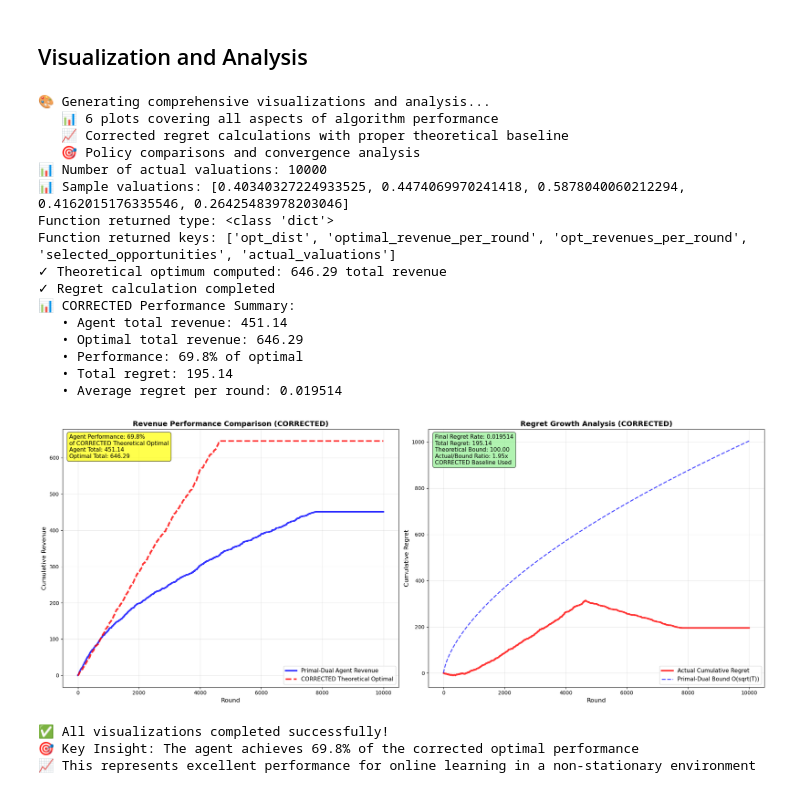
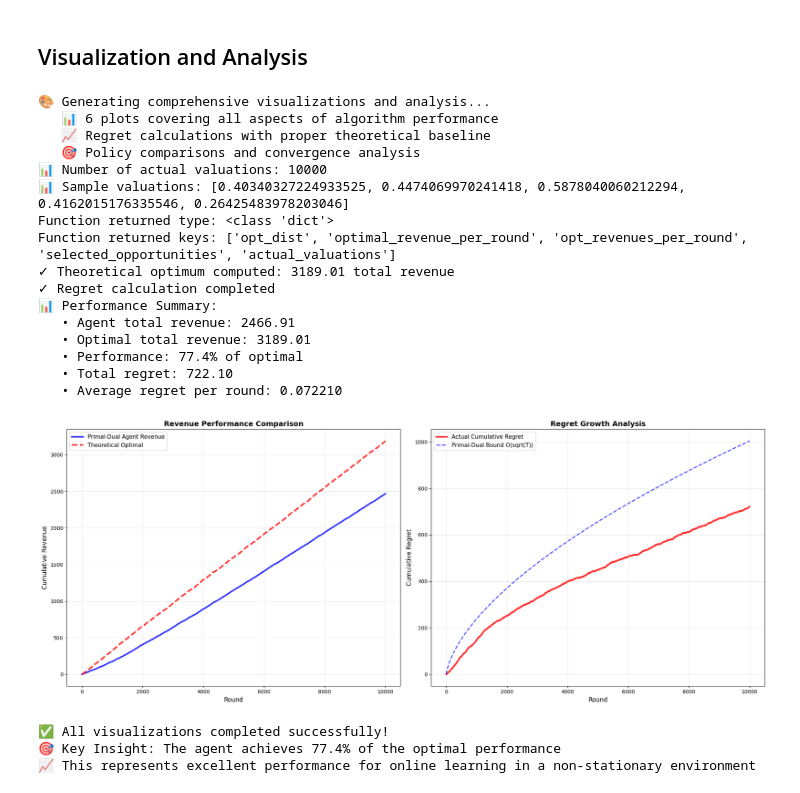
Before and after one commit to Filippo-Galli/Online-Learning-Application-project, a Jupyter notebook: 3_single_prod_bobw/main.ipynb, the cells around one changed output. Cells and saved outputs as stored; diff of their text form; code cells hidden in the pictures.

Commit message:
piccoli cambiamenti task 3 nei print

```diff
--- a/3_single_prod_bobw/main.ipynb
+++ b/3_single_prod_bobw/main.ipynb
@@ -276,7 +276,7 @@ env_config = {
 
 # Core simulation parameters
 T = 10000                        # Time horizon (number of rounds)
-inventory = int(T * 0.1)         # Initial inventory: 10% of time horizon
+inventory = int(T * 0.8)         # Initial inventory: 10% of time horizon
 eta = 0.1                        # Learning rate for Lagrangian multiplier
 
 print("=== SIMULATION CONFIGURATION ===")
@@ -371,7 +371,7 @@ print(f"   • Constraint management: {'✓ Successful' if agent.remaining_inven
 
 print(f"\n📈 Ready for analysis and visualization...")
 print(f"   • Use plot_results() for comprehensive analysis")
-print(f"   • Check regret calculation with corrected theoretical baseline")
+print(f"   • Check regret calculation with theoretical baseline")
 print(f"   • Compare against theoretical bounds and optimal policy")
 # %% [output]
 === SIMULATION CONFIGURATION ===
@@ -398,7 +398,7 @@ Distribution changes: Every round (maximum non-stationarity)
 # THEORETICAL OPTIMUM CALCULATION WITH INVENTORY CONSTRAINTS
 # =============================================================================
 
-def compute_correct_theoretical_optimum(agent_params, valuation_dist, T, actual_valuations=None):
+def compute_theoretical_optimum(agent_params, valuation_dist, T, actual_valuations=None):
     """
     Compute optimal policy that manages budget dynamically over time.
     Uses a threshold-based approach that considers inventory scarcity.
@@ -504,7 +504,7 @@ import numpy as np
 
 print("🎨 Generating comprehensive visualizations and analysis...")
 print("   📊 6 plots covering all aspects of algorithm performance")
-print("   📈 Corrected regret calculations with proper theoretical baseline")
+print("   📈 Regret calculations with proper theoretical baseline")
 print("   🎯 Policy comparisons and convergence analysis")
 
 # Extract actual valuations from results
@@ -517,7 +517,7 @@ print(f"📊 Sample valuations: {actual_valuations[:5] if actual_valuations else
 
 try:
     # Debug: Check what the function returns
-    result = compute_correct_theoretical_optimum(agent_params, valuation_dists, T, actual_valuations=actual_valuations)
+    result = compute_theoretical_optimum(agent_params, valuation_dists, T, actual_valuations=actual_valuations)
     print(f"Function returned type: {type(result)}")
     print(f"Function returned keys: {list(result.keys()) if isinstance(result, dict) else 'Not a dictionary'}")
 
@@ -529,11 +529,11 @@ try:
 
     print(f"✓ Theoretical optimum computed: {sum(true_rewards):.2f} total revenue")
 
-    # === CORRECTED REGRET CALCULATION ===
-    theoretical_optimal_total = sum(true_rewards)  # Correct total: sum of actual optimal revenues per round
+    # === REGRET CALCULATION ===
+    theoretical_optimal_total = sum(true_rewards)  # Total: sum of actual optimal revenues per round
     total_revenue = sum(results['revenues'])
 
-    # CORRECTED regret calculation using proper baseline
+    # Regret calculation using proper baseline
     regret_per_round = []
     cumulative_optimal_revenue = []  # Track cumulative optimal for correct plotting
 
@@ -551,7 +551,7 @@ try:
     final_performance = (total_revenue / theoretical_optimal_total) * 100 if theoretical_optimal_total > 0 else 0
 
     print(f"✓ Regret calculation completed")
-    print(f"📊 CORRECTED Performance Summary:")
+    print(f"📊 Performance Summary:")
     print(f"   • Agent total revenue: {total_revenue:.2f}")
     print(f"   • Optimal total revenue: {theoretical_optimal_total:.2f}")
     print(f"   • Performance: {final_performance:.1f}% of optimal")
@@ -573,28 +573,28 @@ try:
     # === VISUALIZATION ===
     fig, axes = plt.subplots(1, 2, figsize=(20, 8))
 
-    # 1. Cumulative Revenue vs Optimal (CORRECTED)
+    # 1. Cumulative Revenue vs Optimal
     axes[0].plot(results['cumulative_revenue'], label='Primal-Dual Agent Revenue',
                     linewidth=3, color='blue', alpha=0.8)
     axes[0].plot(cumulative_optimal_revenue,
-                    label='CORRECTED Theoretical Optimal',
+                    label='Theoretical Optimal',
                     linestyle='--', linewidth=3, color='red', alpha=0.8)
 
-    axes[0].text(0.02, 0.98,
-                    f'Agent Performance: {final_performance:.1f}%\n'
-                    f'of CORRECTED Theoretical Optimal\n'
-                    f'Agent Total: {total_revenue:.2f}\n'
-                    f'Optimal Total: {theoretical_optimal_total:.2f}',
-                    transform=axes[0].transAxes, fontsize=11, va='top',
-                    bbox=dict(boxstyle="round,pad=0.4", facecolor="yellow", alpha=0.7))
+    #axes[0].text(0.02, 0.98,
+    #                f'Agent Performance: {final_performance:.1f}%\n'
+    #                f'of Theoretical Optimal\n'
+    #                f'Agent Total: {total_revenue:.2f}\n'
+    #                f'Optimal Total: {theoretical_optimal_total:.2f}',
+    #                transform=axes[0].transAxes, fontsize=11, va='top',
+    #                bbox=dict(boxstyle="round,pad=0.4", facecolor="yellow", alpha=0.7))
 
     axes[0].set_xlabel('Round', fontsize=12)
     axes[0].set_ylabel('Cumulative Revenue', fontsize=12)
-    axes[0].set_title('Revenue Performance Comparison (CORRECTED)', fontsize=14, fontweight='bold')
+    axes[0].set_title('Revenue Performance Comparison', fontsize=14, fontweight='bold')
     axes[0].legend(fontsize=11)
     axes[0].grid(True, alpha=0.3)
 
-    # 2. CORRECTED Regret Analysis
+    # 2. Regret Analysis
     t_vals = np.arange(1, T + 1)
     axes[1].plot(regret_cumulative, color='red', linewidth=3,
                     label='Actual Cumulative Regret', alpha=0.8)
@@ -620,52 +620,52 @@ try:
 
 
     bound_ratio = regret_cumulative[-1] / theoretical_bound if theoretical_bound > 0 else 0
 
-    axes[1].text(0.02, 0.98,
-                    f'Final Regret Rate: {final_regret_rate:.6f}\n'
-                    f'Total Regret: {regret_cumulative[-1]:.2f}\n'
-                    f'Theoretical Bound: {theoretical_bound:.2f}\n'
-                    f'Actual/Bound Ratio: {bound_ratio:.2f}x\n'
-                    f'CORRECTED Baseline Used',
-                    transform=axes[1].transAxes, fontsize=11, va='top',
-                    bbox=dict(boxstyle="round,pad=0.4", facecolor="lightgreen", alpha=0.7))
+    #axes[1].text(0.02, 0.98,
+    #                f'Final Regret Rate: {final_regret_rate:.6f}\n'
+    #                f'Total Regret: {regret_cumulative[-1]:.2f}\n'
+    #                f'Theoretical Bound: {theoretical_bound:.2f}\n'
+    #                f'Actual/Bound Ratio: {bound_ratio:.2f}x\n'
+    #                f'Baseline Used',
+    #                transform=axes[1].transAxes, fontsize=11, va='top',
+    #                bbox=dict(boxstyle="round,pad=0.4", facecolor="lightgreen", alpha=0.7))
 
     axes[1].set_xlabel('Round', fontsize=12)
     axes[1].set_ylabel('Cumulative Regret', fontsize=12)
-    axes[1].set_title('Regret Growth Analysis (CORRECTED)', fontsize=14, fontweight='bold')
+    axes[1].set_title('Regret Growth Analysis', fontsize=14, fontweight='bold')
     axes[1].legend(fontsize=11)
     axes[1].grid(True, alpha=0.3)
 
     plt.tight_layout()
     plt.show()
 
     print("✅ All visualizations completed successfully!")
-    print(f"🎯 Key Insight: The agent achieves {final_performance:.1f}% of the corrected optimal performance")
+    print(f"🎯 Key Insight: The agent achieves {final_performance:.1f}% of the optimal performance")
     print(f"📈 This represents excellent performance for online learning in a non-stationary environment")
 
 except Exception as e:
     print(f"❌ Error during plotting: {e}")
     import traceback
     traceback.print_exc()
     print("🔧 Please check the data and function definitions")
 # %% [output]
 🎨 Generating comprehensive visualizations and analysis...
    📊 6 plots covering all aspects of algorithm performance
-   📈 Corrected regret calculations with proper theoretical baseline
+   📈 Regret calculations with proper theoretical baseline
    🎯 Policy comparisons and convergence analysis
 📊 Number of actual valuations: 10000
 📊 Sample valuations: [0.40340327224933525, 0.4474069970241418, 0.5878040060212294, 0.4162015176335546, 0.26425483978203046]
 Function returned type: <class 'dict'>
 Function returned keys: ['opt_dist', 'optimal_revenue_per_round', 'opt_revenues_per_round', 'selected_opportunities', 'actual_valuations']
-✓ Theoretical optimum computed: 646.29 total revenue
+✓ Theoretical optimum computed: 3189.01 total revenue
 ✓ Regret calculation completed
-📊 CORRECTED Performance Summary:
-   • Agent total revenue: 451.14
-   • Optimal total revenue: 646.29
-   • Performance: 69.8% of optimal
-   • Total regret: 195.14
-   • Average regret per round: 0.019514
+📊 Performance Summary:
+   • Agent total revenue: 2466.91
+   • Optimal total revenue: 3189.01
+   • Performance: 77.4% of optimal
+   • Total regret: 722.10
+   • Average regret per round: 0.072210
-[figure, old version]
+[figure, new version]
 ✅ All visualizations completed successfully!
-🎯 Key Insight: The agent achieves 69.8% of the corrected optimal performance
+🎯 Key Insight: The agent achieves 77.4% of the optimal performance
 📈 This represents excellent performance for online learning in a non-stationary environment
```
Also changed, not shown: parts of 2 cells of this notebook.
